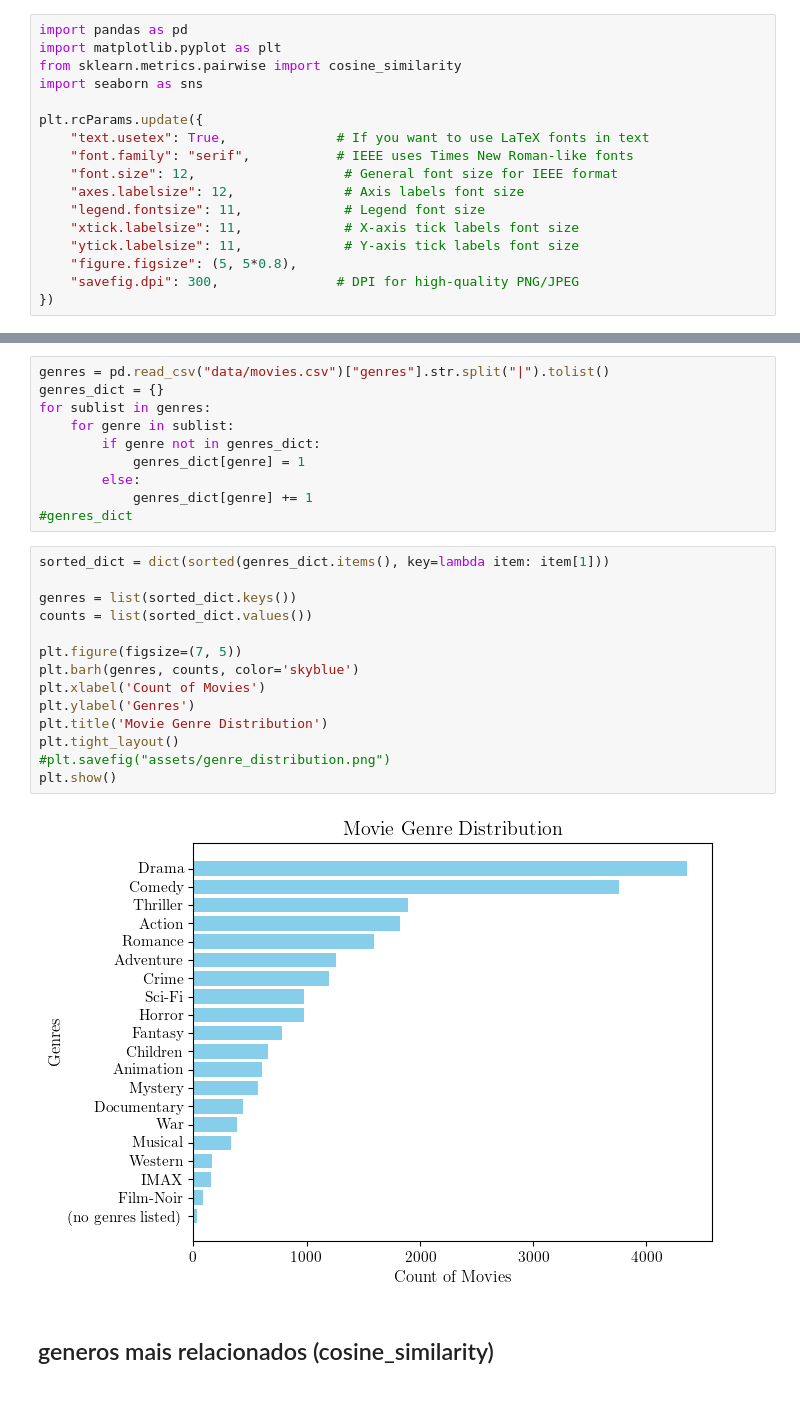
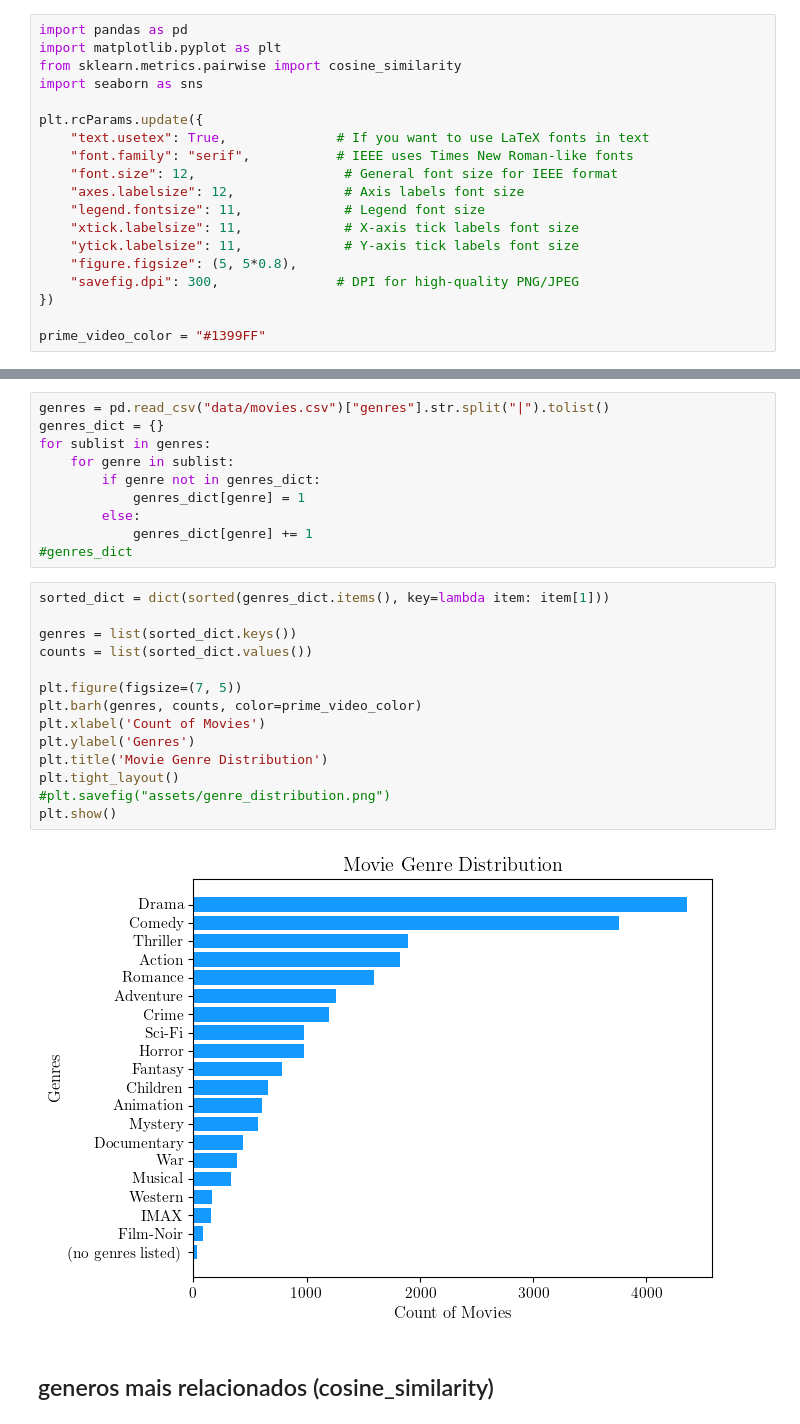
Before and after one commit to jepe06/Project2--Recommender-System, a Jupyter notebook: 02 data_vis.ipynb, the cells around one changed output, grey strips where cells are left out. Drawn from its saved outputs; the diff is of its cells as text.

```diff
--- a/02 data_vis.ipynb
+++ b/02 data_vis.ipynb
@@ -15,6 +15,8 @@ plt.rcParams.update({
     "figure.figsize": (5, 5*0.8),
     "savefig.dpi": 300,               # DPI for high-quality PNG/JPEG
 })
+
+prime_video_color = "#1399FF"
 # %% [markdown]
 ## distribuicao de generos de filmes
 # %%
@@ -30,19 +32,19 @@ for sublist in genres:
 # %%
 sorted_dict = dict(sorted(genres_dict.items(), key=lambda item: item[1]))
 
 genres = list(sorted_dict.keys())
 counts = list(sorted_dict.values())
 
 plt.figure(figsize=(7, 5))
-plt.barh(genres, counts, color='skyblue')
+plt.barh(genres, counts, color=prime_video_color)
 plt.xlabel('Count of Movies')
 plt.ylabel('Genres')
 plt.title('Movie Genre Distribution')
 plt.tight_layout()
 #plt.savefig("assets/genre_distribution.png")
 plt.show()
 # %% [output]
-[figure, old version]
+[figure, new version]
 # %% [markdown]
 ## generos mais relacionados (cosine_similarity)
 # %%
```
Also changed, not shown: parts of 10 cells of this notebook, 5 other files.
